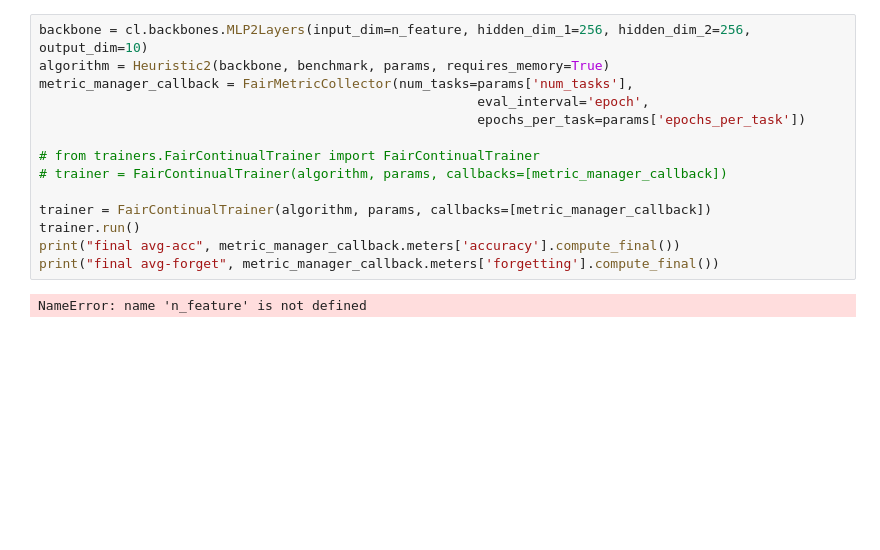
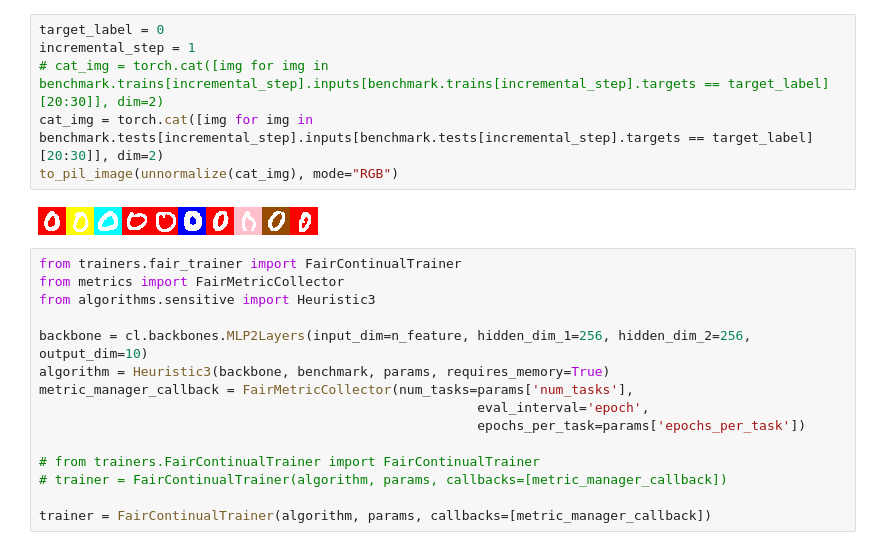
Before and after one commit to jyparkkr/FSW, a Jupyter notebook: Tutorial_Classification_modified_biasedmnist.ipynb, the cells around one changed output. Saved outputs shown, nothing was run; the diff lists cells and outputs as text; blank space fills up the shorter version.

```diff
--- a/Tutorial_Classification_modified_biasedmnist.ipynb
+++ b/Tutorial_Classification_modified_biasedmnist.ipynb
@@ -87,6 +121,18 @@ ValueError: Too many dimensions: 3 > 2.
+# %%
+target_label = 0
+incremental_step = 1
+# cat_img = torch.cat([img for img in benchmark.trains[incremental_step].inputs[benchmark.trains[incremental_step].targets == target_label][20:30]], dim=2)
+cat_img = torch.cat([img for img in benchmark.tests[incremental_step].inputs[benchmark.tests[incremental_step].targets == target_label][20:30]], dim=2)
+to_pil_image(unnormalize(cat_img), mode="RGB")
+# %% [output]
+[figure, added]
 # %%
+from trainers.fair_trainer import FairContinualTrainer
+from metrics import FairMetricCollector
+from algorithms.sensitive import Heuristic3
+
 backbone = cl.backbones.MLP2Layers(input_dim=n_feature, hidden_dim_1=256, hidden_dim_2=256, output_dim=10)
-algorithm = Heuristic2(backbone, benchmark, params, requires_memory=True)
+algorithm = Heuristic3(backbone, benchmark, params, requires_memory=True)
 metric_manager_callback = FairMetricCollector(num_tasks=params['num_tasks'],
                                                         eval_interval='epoch',
                                                         epochs_per_task=params['epochs_per_task'])
@@ -95,8 +141,3 @@ metric_manager_callback = FairMetricCollector(num_tasks=params['num_tasks'],
 # trainer = FairContinualTrainer(algorithm, params, callbacks=[metric_manager_callback])
 
 trainer = FairContinualTrainer(algorithm, params, callbacks=[metric_manager_callback])
-trainer.run()
-print("final avg-acc", metric_manager_callback.meters['accuracy'].compute_final())
-print("final avg-forget", metric_manager_callback.meters['forgetting'].compute_final())
-# %% [output]
-NameError: name 'n_feature' is not defined
```
Also changed, not shown: parts of 15 cells of this notebook, 26 other files.
